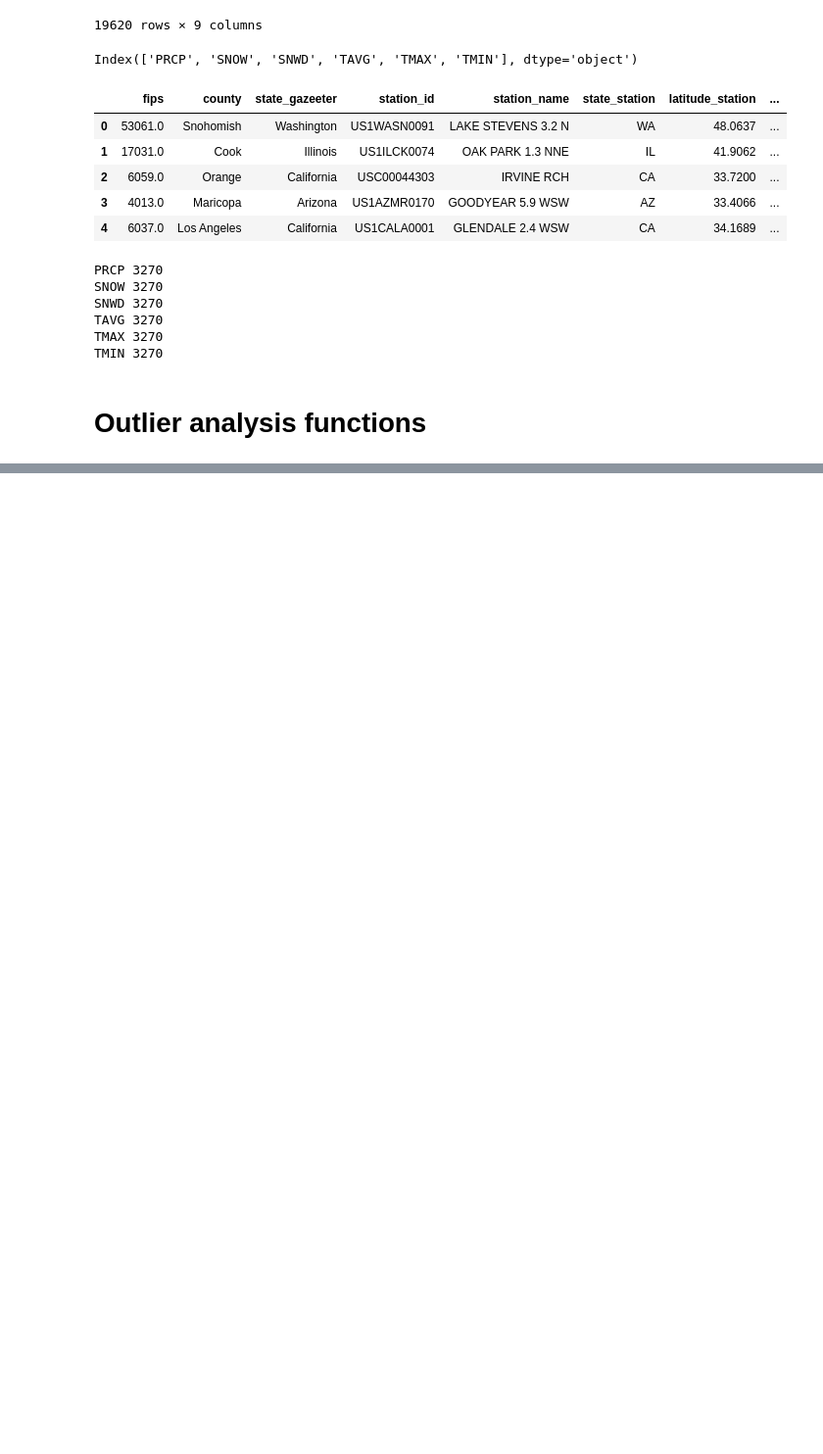
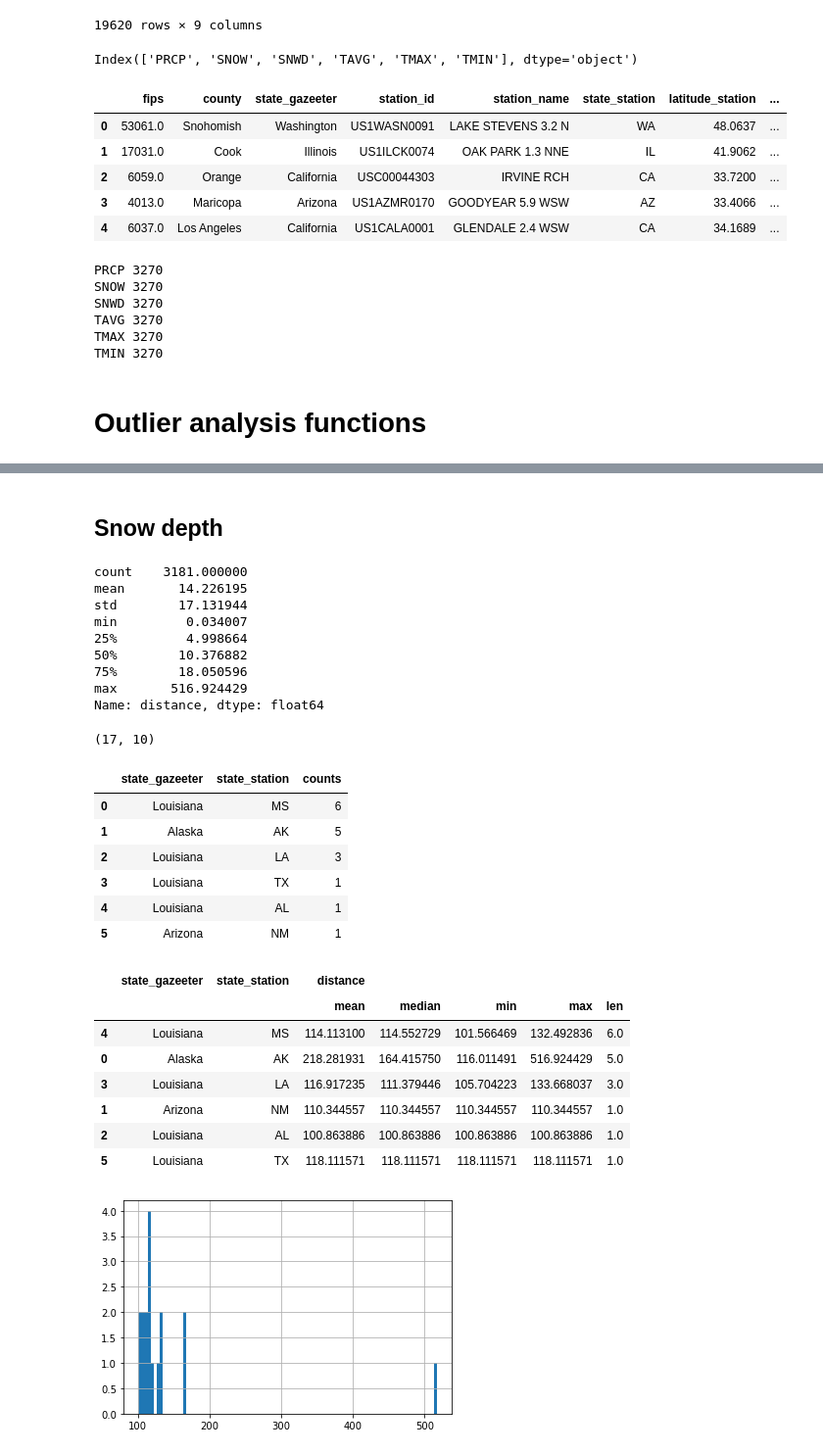
Before and after one commit to severine-baudry/capstone_data_engineer, a Jupyter notebook: filter_mappings.ipynb, the cells around one changed output, grey strips where cells are left out. Shown at 98% size. Cells and saved outputs as stored; diff of their text form; code cells hidden in the pictures; blank space fills up the shorter version.

```diff
--- a/filter_mappings.ipynb
+++ b/filter_mappings.ipynb
@@ -83,4 +83,6 @@ dfmi_closest_stations = toto
 closest_stations_allinfo = titi
 # %% [markdown]
 # Outlier analysis functions
+# %%
+dfmi_closest_stations["state_pair"] = list(zip(dfmi_closest_stations["state_gazeeter"], dfmi_closest_stations["state_station"]))
 # %%
@@ -153,0 +163,4 @@ states_pairs
+# %%
+l_pairs = outliers_snow.outlier_state_pairs[:]
+del(l_pairs[1])
+l_pairs
@@ -153,0 +173,5 @@ states_pairs
+# %%
+# rows to set to nan : states from station and location are to far apart
+rows_to_null =  dfmi_closest_stations["state_pair"].isin(l_pairs)
+set( dfmi_closest_stations.loc[rows_to_null].index.get_level_values(0))
+#set(rows_to_null)
@@ -153,0 +180,3 @@ states_pairs
+# %%
+l_station_cols = ["station_id", "station_name", "state_station", "latitude_station", "longitude_station","distance", "state_pair"]
+dfmi_closest_stations.loc[ rows_to_null, l_station_cols] = np.nan
@@ -153,0 +199,31 @@ states_pairs
+# %% [markdown]
+## Snow depth
+# %%
+outliers_snw_depth = outlier_identification(dfmi_closest_stations, "SNWD")
+# %% [output]
+count    3181.000000
+mean       14.226195
+std        17.131944
+min         0.034007
+25%         4.998664
+50%        10.376882
+75%        18.050596
+max       516.924429
+Name: distance, dtype: float64
+(17, 10)
+|  | state_gazeeter | state_station | counts |
+| 0 | Louisiana | MS | 6 |
+| 1 | Alaska | AK | 5 |
+| 2 | Louisiana | LA | 3 |
+| 3 | Louisiana | TX | 1 |
+| 4 | Louisiana | AL | 1 |
+| 5 | Arizona | NM | 1 |
+|  | state_gazeeter | state_station | distance |  |  |  |  |
+|  |  |  | mean | median | min | max | len |
+| 4 | Louisiana | MS | 114.113100 | 114.552729 | 101.566469 | 132.492836 | 6.0 |
+| 0 | Alaska | AK | 218.281931 | 164.415750 | 116.011491 | 516.924429 | 5.0 |
+| 3 | Louisiana | LA | 116.917235 | 111.379446 | 105.704223 | 133.668037 | 3.0 |
+| 1 | Arizona | NM | 110.344557 | 110.344557 | 110.344557 | 110.344557 | 1.0 |
+| 2 | Louisiana | AL | 100.863886 | 100.863886 | 100.863886 | 100.863886 | 1.0 |
+| 5 | Louisiana | TX | 118.111571 | 118.111571 | 118.111571 | 118.111571 | 1.0 |
+[figure, added]
```
Also changed, not shown: parts of 16 cells of this notebook.
